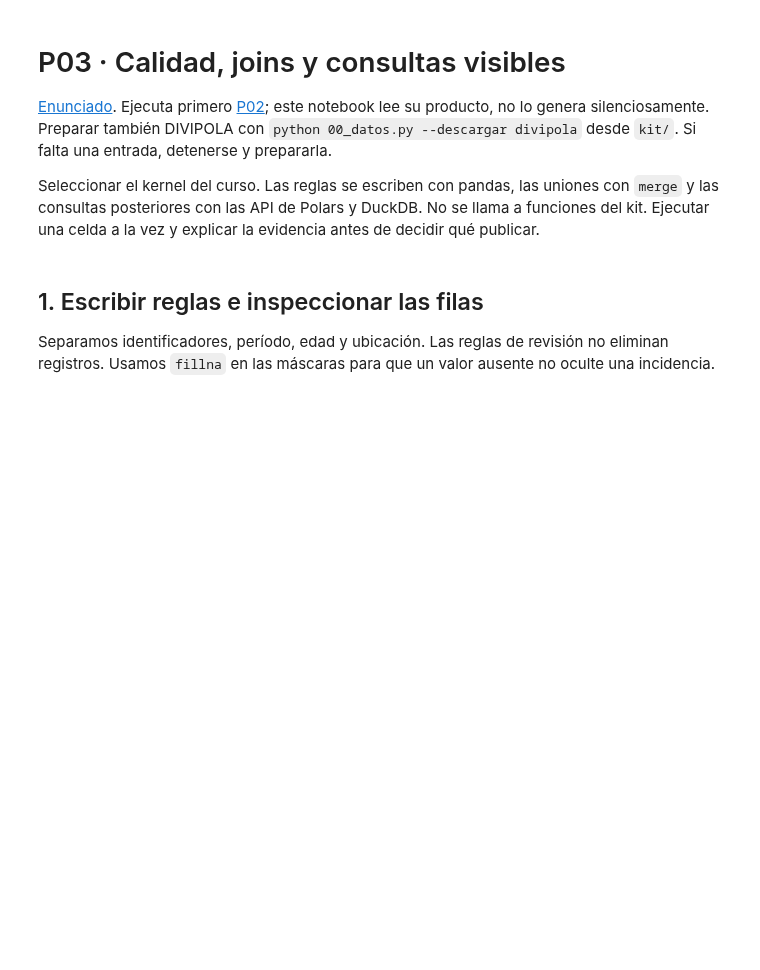
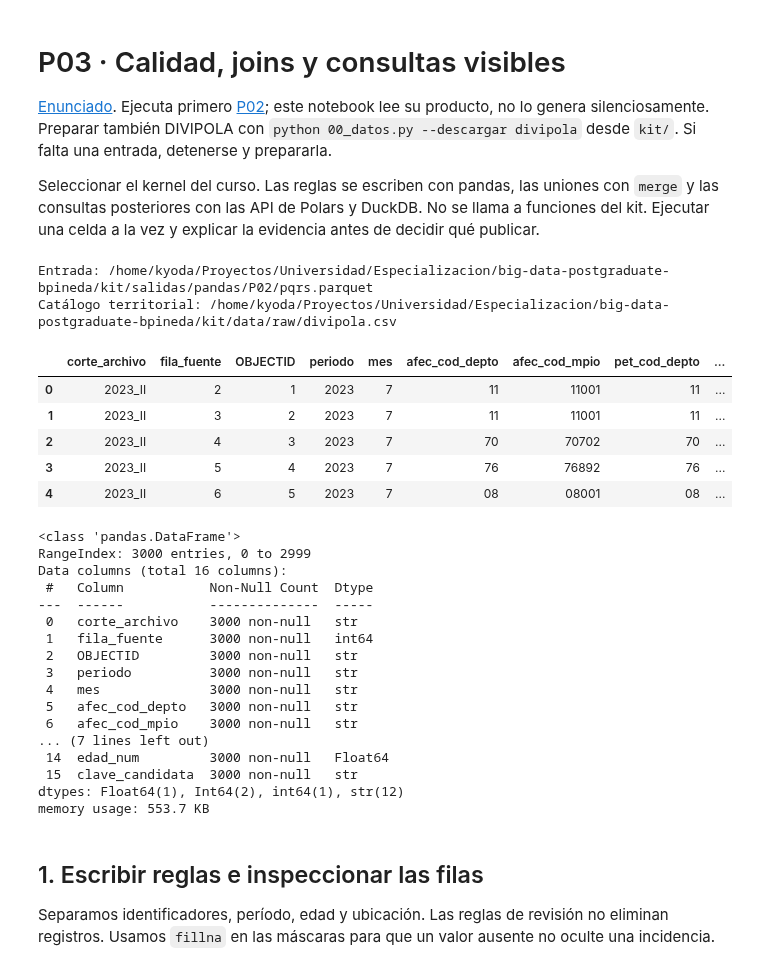
Before and after one commit to BrayanPineda1604/big-data-postgraduate-bpineda, a Jupyter notebook: kit/Notebooks/03_Calidad_y_consulta.ipynb, the cells around one changed output. Cells and saved outputs as stored; diff of their text form; code cells hidden in the pictures; blank space fills up the shorter version.

```diff
--- a/kit/Notebooks/03_Calidad_y_consulta.ipynb
+++ b/kit/Notebooks/03_Calidad_y_consulta.ipynb
@@ -7,20 +7,46 @@ Seleccionar el kernel del curso. Las reglas se escriben con pandas, las uniones
 # %%
 import pandas as pd
 import os
 import json
 
-repositorio = "/mnt/c/Users/TUPTC/bigdata/big-data-postgraduate"
+repositorio = "/home/kyoda/Proyectos/Universidad/Especializacion/big-data-postgraduate-bpineda"
 archivo_parquet = repositorio + "/kit/salidas/pandas/P02/pqrs.parquet"
 archivo_divipola = repositorio + "/kit/data/raw/divipola.csv"
 salida = repositorio + "/kit/salidas/pandas/P03"
 print("Entrada:", archivo_parquet)
 print("Catálogo territorial:", archivo_divipola)
 assert os.path.isfile(archivo_parquet), "Ejecutar P02 antes de P03"
 assert os.path.isfile(archivo_divipola), "Preparar DIVIPOLA según el enunciado"
 df_pqrs = pd.read_parquet(archivo_parquet)
 display(df_pqrs.head())
 df_pqrs.info()
 assert df_pqrs.shape == (3000, 16)
+# %% [output]
+Entrada: /home/kyoda/Proyectos/Universidad/Especializacion/big-data-postgraduate-bpineda/kit/salidas/pandas/P02/pqrs.parquet
+Catálogo territorial: /home/kyoda/Proyectos/Universidad/Especializacion/big-data-postgraduate-bpineda/kit/data/raw/divipola.csv
+|  | corte_archivo | fila_fuente | OBJECTID | periodo | mes | afec_cod_depto | afec_cod_mpio | pet_cod_depto | ... |
+| 0 | 2023_II | 2 | 1 | 2023 | 7 | 11 | 11001 | 11 | ... |
+| 1 | 2023_II | 3 | 2 | 2023 | 7 | 11 | 11001 | 11 | ... |
+| 2 | 2023_II | 4 | 3 | 2023 | 7 | 70 | 70702 | 70 | ... |
+| 3 | 2023_II | 5 | 4 | 2023 | 7 | 76 | 76892 | 76 | ... |
+| 4 | 2023_II | 6 | 5 | 2023 | 7 | 08 | 08001 | 08 | ... |
+<class 'pandas.DataFrame'>
+RangeIndex: 3000 entries, 0 to 2999
+Data columns (total 16 columns):
+ #   Column           Non-Null Count  Dtype
+---  ------           --------------  -----
+ 0   corte_archivo    3000 non-null   str
+ 1   fila_fuente      3000 non-null   int64
+ 2   OBJECTID         3000 non-null   str
+ 3   periodo          3000 non-null   str
+ 4   mes              3000 non-null   str
+ 5   afec_cod_depto   3000 non-null   str
+ 6   afec_cod_mpio    3000 non-null   str
+... (7 lines left out)
+ 14  edad_num         3000 non-null   Float64
+ 15  clave_candidata  3000 non-null   str
+dtypes: Float64(1), Int64(2), int64(1), str(12)
+memory usage: 553.7 KB
 # %% [markdown]
 ## 1. Escribir reglas e inspeccionar las filas
 Separamos identificadores, período, edad y ubicación. Las reglas de revisión no eliminan registros. Usamos `fillna` en las máscaras para que un valor ausente no oculte una incidencia.
```
Also changed, not shown: 3 other files.
